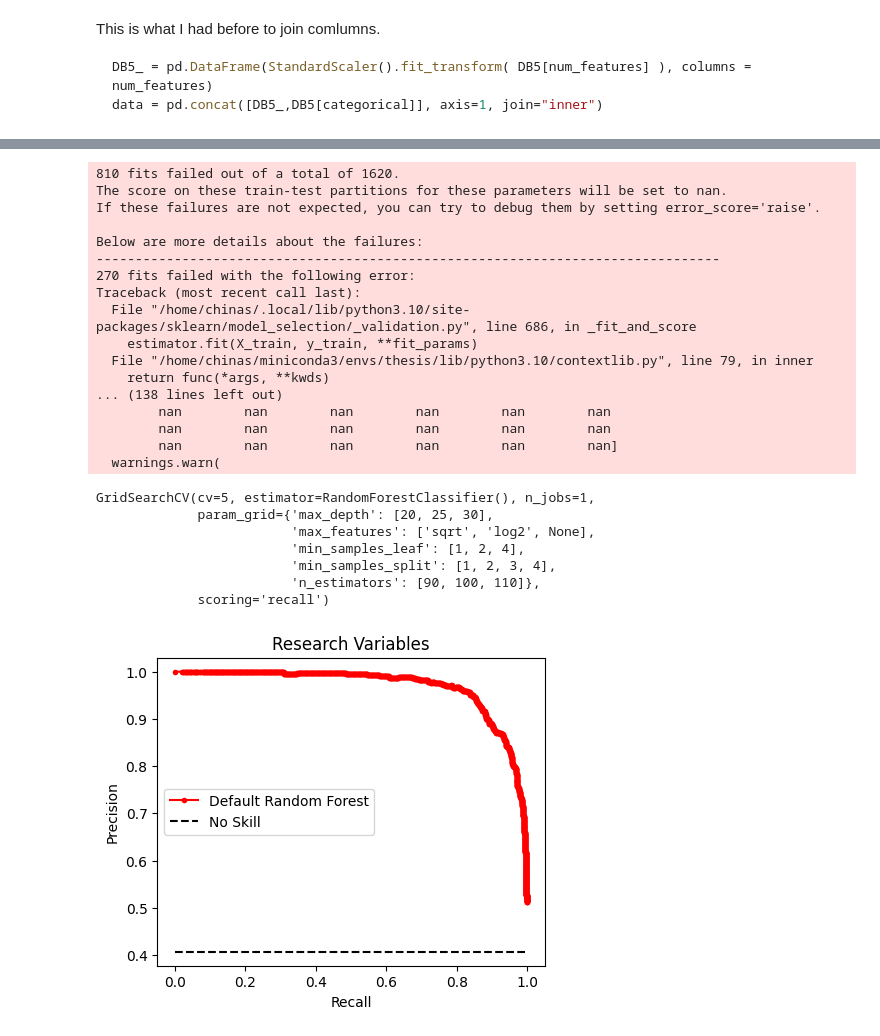
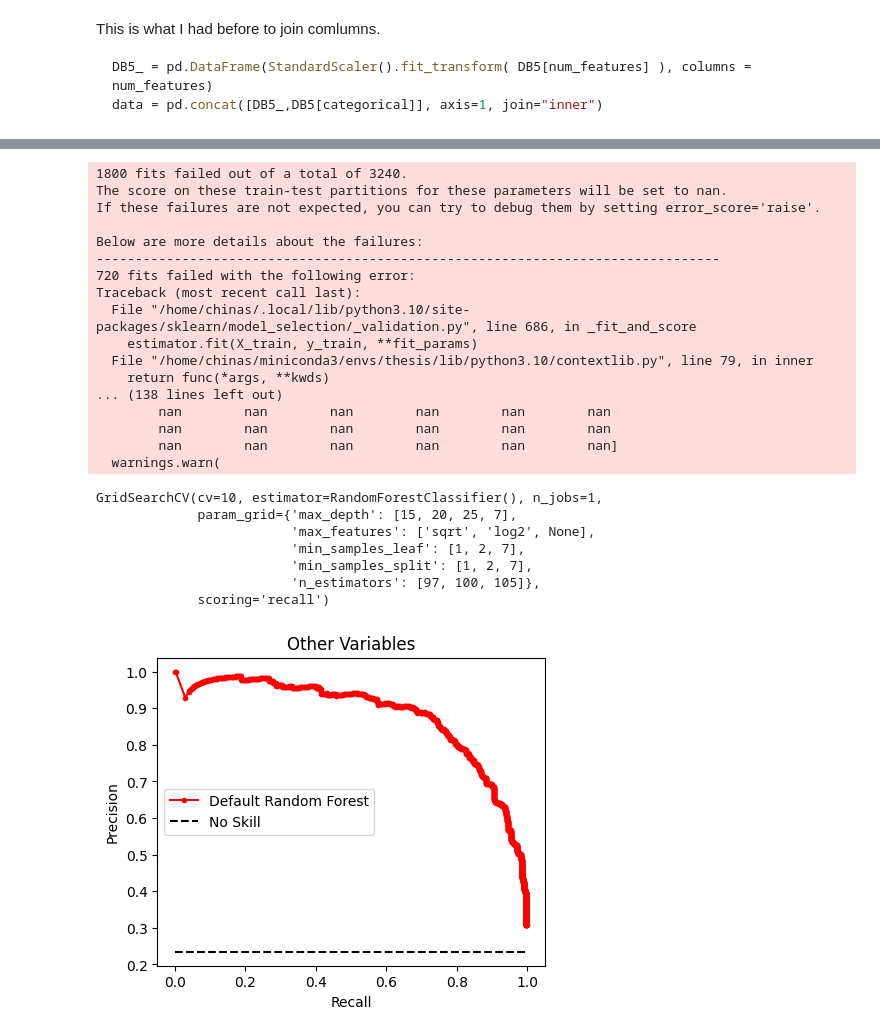
Before and after one commit to Chinnasf/FUSION-EP-Master-Thesis, a Jupyter notebook: Classification/cuML Tuning/Other_Variables.ipynb, the cells around one changed output, grey strips where cells are left out. Cells and saved outputs as stored; diff of their text form; code cells hidden in the pictures.

```diff
--- a/Classification/cuML Tuning/Other_Variables.ipynb
+++ b/Classification/cuML Tuning/Other_Variables.ipynb
@@ -164,18 +148,46 @@ y_train_cupy = y_train.astype('float32').to_cupy().get()
 # %%
 # Define the hyperparameter grid for Random Forest
 param_grid = {
-    'n_estimators': [90, 100, 110],
-    'max_depth': [20, 25, 30],
-    'min_samples_split': [1, 2],
-    'min_samples_leaf': [1, 2],
-    'max_features': ['sqrt', 'log2', None],
+    'n_estimators': [97, 100, 105],
+    'max_depth': [15, 20, 25, 7],
+    'min_samples_split': [1, 2, 7],
+    'min_samples_leaf': [1, 2, 7],
+    'max_features': ['sqrt', 'log2', None], #
 #    'criterion': ['gini', 'entropy'] not supported in cuML
 }
 
-rf = RandomForestClassifier()
+"""
+
+WITHOUT research_features
+(array([0.82971014, 0.86804253]),
+ array([0.52045455, 0.96724739]),
+ array([0.6396648 , 0.91496374]),
+ array([ 440, 1435]))
+
+{'max_depth': 25,
+ 'max_features': 'sqrt',
+ 'min_samples_leaf': 1,
+ 'min_samples_split': 2,
+ 'n_estimators': 97}
+
+ WITH research_features
+ (array([0.87262873, 0.92164675]),
+ array([0.73181818, 0.96724739]),
+ array([0.7960445 , 0.94389663]),
+ array([ 440, 1435]))
+
+ {'max_depth': 25,
+ 'max_features': 'sqrt',
+ 'min_samples_leaf': 1,
+ 'min_samples_split': 2,
+ 'n_estimators': 97}
+
+"""
+
+rf = RandomForestClassifier(max_features = "sqrt")
 grid_search = GridSearchCV(rf,
                            param_grid,
-                           cv= 5, #StratifiedKFold(n_splits=10, shuffle=True, random_state=71),
+                           cv= 10, #StratifiedKFold(n_splits=10, shuffle=True, random_state=71),
                            scoring='recall',
                            n_jobs=1,
                            refit=True
@@ -186,13 +198,13 @@ grid_search.fit(X_train_cupy, y_train_cupy)
 
 # Takes less than 10 min to run
 # %% [output]
-810 fits failed out of a total of 1620.
+1800 fits failed out of a total of 3240.
 The score on these train-test partitions for these parameters will be set to nan.
 If these failures are not expected, you can try to debug them by setting error_score='raise'.
 
 Below are more details about the failures:
 --------------------------------------------------------------------------------
-270 fits failed with the following error:
+720 fits failed with the following error:
 Traceback (most recent call last):
   File "/home/chinas/.local/lib/python3.10/site-packages/sklearn/model_selection/_validation.py", line 686, in _fit_and_score
     estimator.fit(X_train, y_train, **fit_params)
@@ -203,12 +215,12 @@ Traceback (most recent call last):
         nan        nan        nan        nan        nan        nan
         nan        nan        nan        nan        nan        nan]
   warnings.warn(
-GridSearchCV(cv=5, estimator=RandomForestClassifier(), n_jobs=1,
-             param_grid={'max_depth': [20, 25, 30],
+GridSearchCV(cv=10, estimator=RandomForestClassifier(), n_jobs=1,
+             param_grid={'max_depth': [15, 20, 25, 7],
                          'max_features': ['sqrt', 'log2', None],
-                         'min_samples_leaf': [1, 2, 4],
-                         'min_samples_split': [1, 2, 3, 4],
-                         'n_estimators': [90, 100, 110]},
+                         'min_samples_leaf': [1, 2, 7],
+                         'min_samples_split': [1, 2, 7],
+                         'n_estimators': [97, 100, 105]},
              scoring='recall')
 # %%
 # Get the best hyperparameters and best model from the GridSearchCV
@@ -223,20 +235,20 @@ y_pred = best_model.predict_proba(X_val)
 # %%
 plt.figure(figsize=(5,4))
 
 # keep probabilities for the positive outcome only
 y_pred = y_pred[1]
 # calculate pr-curve
 precision, recall, thresholds = precision_recall_curve(y_val, y_pred)
 # plot the roc curve for the model
 no_skill = len(y_val[y_val==1]) / len(y_val)
 plt.plot(recall, precision, marker='.', label='Default Random Forest', color="r")
 plt.plot([0,1], [no_skill,no_skill], linestyle='--', label='No Skill', color="k")
 plt.xlabel('Recall')
 plt.ylabel('Precision')
-plt.title("Research Variables")
+plt.title("Other Variables")
 plt.legend();
 # %% [output]
-[figure, old version]
+[figure, new version]
 # %%
 y_pred_ = best_model.predict(X_val)
 precision_recall_fscore_support(y_val.to_numpy(), y_pred_.to_numpy(), labels=[1,0])
```
Also changed, not shown: parts of 14 cells of this notebook, 6 other files.
